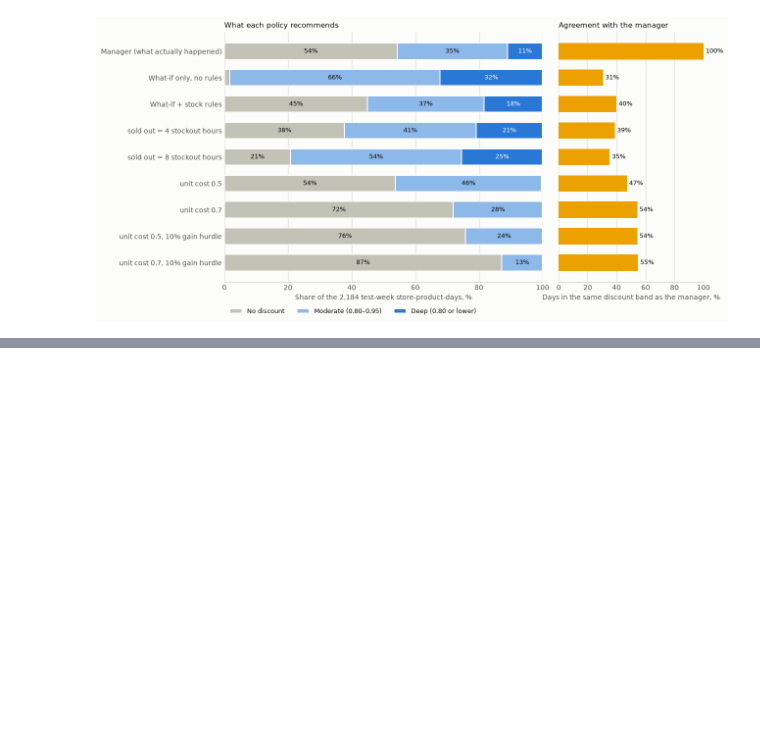
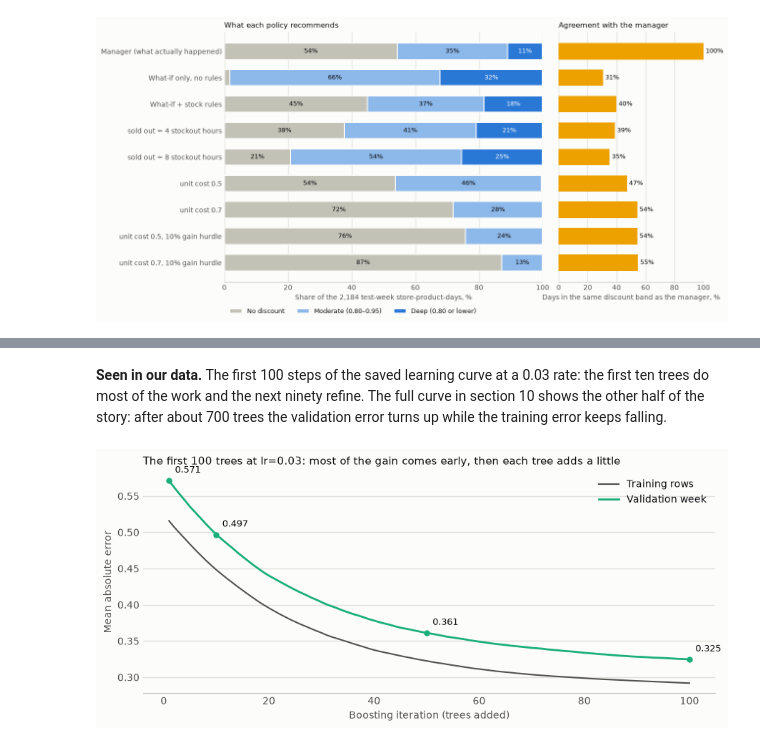
Before and after one commit to Lisayinyy/MAIB_7002, a Jupyter notebook: discount_sales_prediction.ipynb, the cells around one changed output, grey strips where cells are left out. Saved outputs shown, nothing was run; the diff lists cells and outputs as text; code cells hidden in the pictures; blank space fills up the shorter version.

```diff
--- a/discount_sales_prediction.ipynb
+++ b/discount_sales_prediction.ipynb
@@ -1029,0 +1145,6 @@ Set `RERUN_TUNING = True` in the first cell to recompute every grid from scratch
+# %% [markdown]
+**Seen in our data.** The first 100 steps of the saved learning curve at a 0.03 rate: the first ten trees do most of the work and the next ninety refine. The full curve in section 10 shows the other half of the story: after about 700 trees the validation error turns up while the training error keeps falling.
+# %%
+fig = plots.plot_learning_zoom(curves["lr=0.03"], n=100, save=C.RESULTS / "catboost_first_trees.png")
+# %% [output]
+[figure, added]
```
Also changed, not shown: parts of 22 cells of this notebook, 21 other files.
